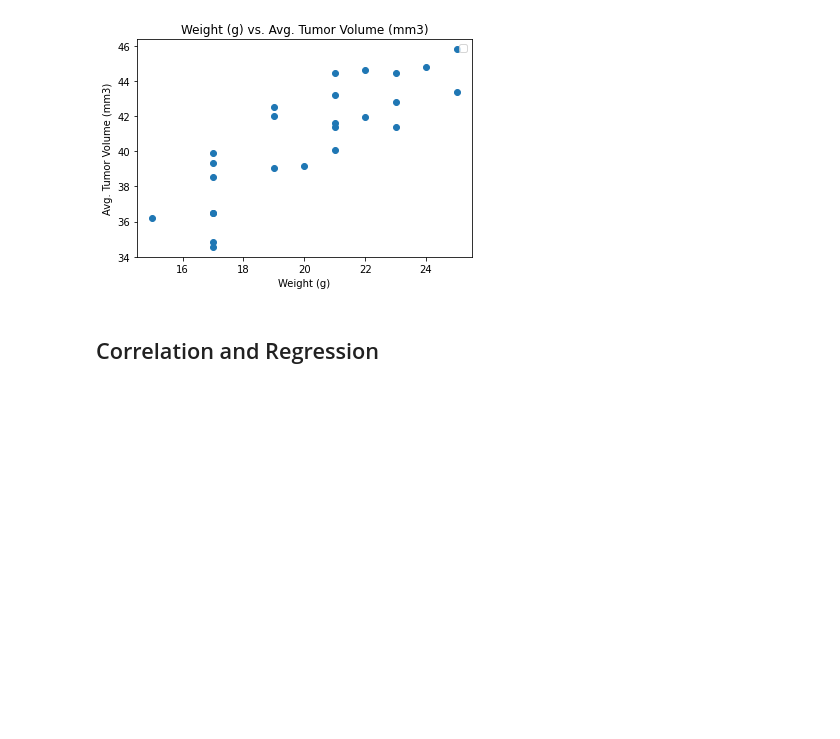
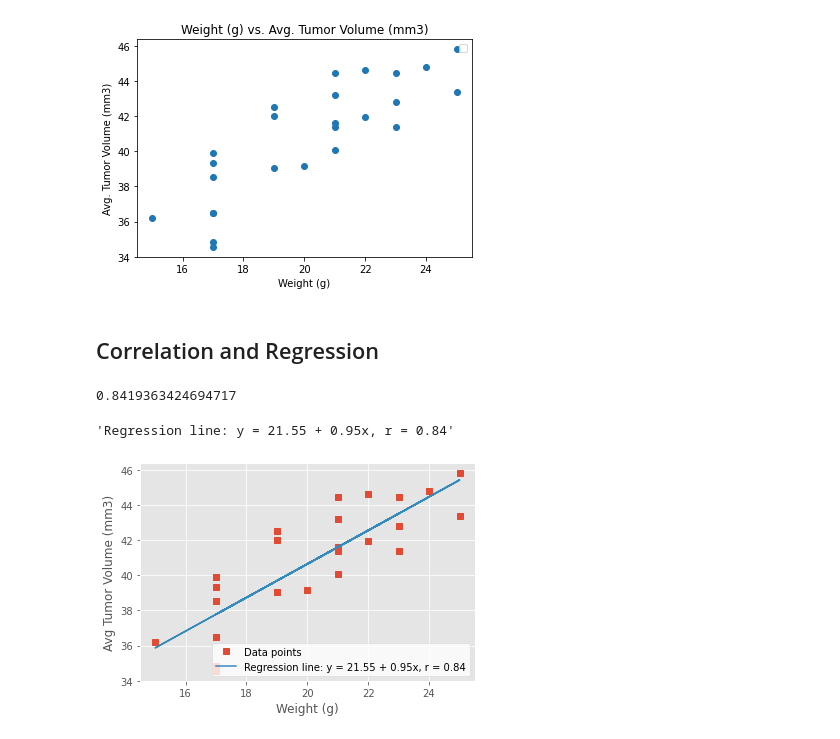
Before and after one commit to DMVance/matplotlib-challenge, a Jupyter notebook: Instructions/Pymaceuticals/pymaceuticals.ipynb, the cells around one changed output. Cells and saved outputs as stored; diff of their text form; code cells hidden in the pictures; blank space fills up the shorter version.

```diff
--- a/Instructions/Pymaceuticals/pymaceuticals.ipynb
+++ b/Instructions/Pymaceuticals/pymaceuticals.ipynb
@@ -364,3 +364,30 @@ No handles with labels found to put in legend.
 # %%
 # Calculate the correlation coefficient and linear regression model
 # for mouse weight and average tumor volume for the Capomulin regimen
+
+np_r = np.corrcoef(weight, volume)
+sci_r = st.stats.pearsonr(weight, volume)
+pd_r = weight.corr(volume)
+pd_r
+# %% [output]
+0.8419363424694717
+# %%
+# linear_regression_model = st.linregress(weight, volume)
+# linear_regression_model
+slope, intercept, r, p, stderr = st.linregress(weight, volume)
+line = f"Regression line: y ={intercept: .2f} + {slope:.2f}x, r ={r: .2f}"
+line
+# %% [output]
+'Regression line: y = 21.55 + 0.95x, r = 0.84'
+# %%
+plt.style.use('ggplot')
+
+fig, ax = plt.subplots()
+ax.plot(weight, volume, linewidth=0, marker='s', label='Data points')
+ax.plot(weight, intercept + slope * weight, label=line)
+ax.set_xlabel('Weight (g)')
+ax.set_ylabel('Avg Tumor Volume (mm3)')
+ax.legend(facecolor='white')
+plt.show()
+# %% [output]
+[figure, added]
```
Also changed, not shown: parts of 4 cells of this notebook.
